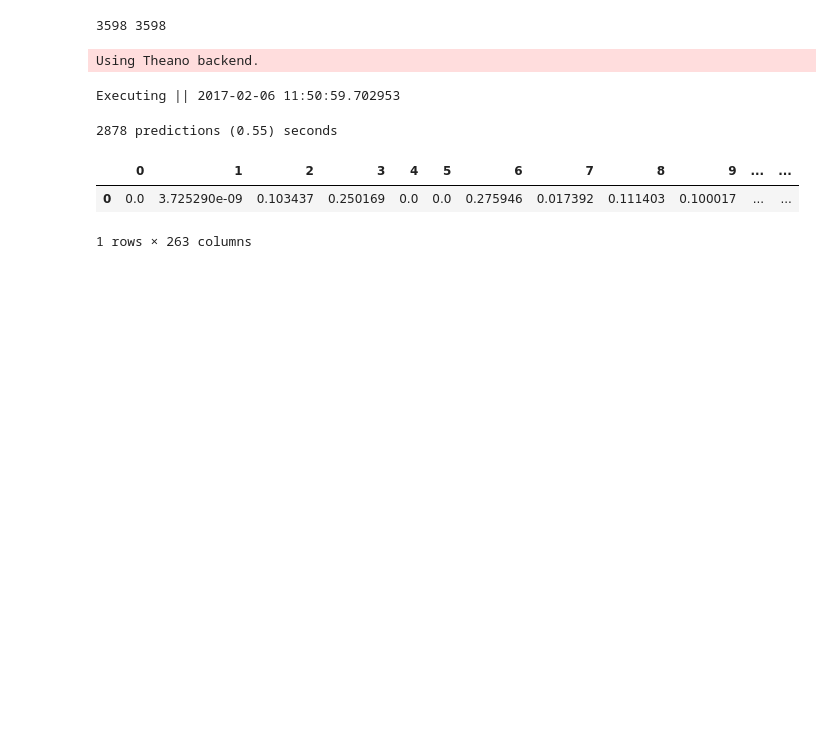
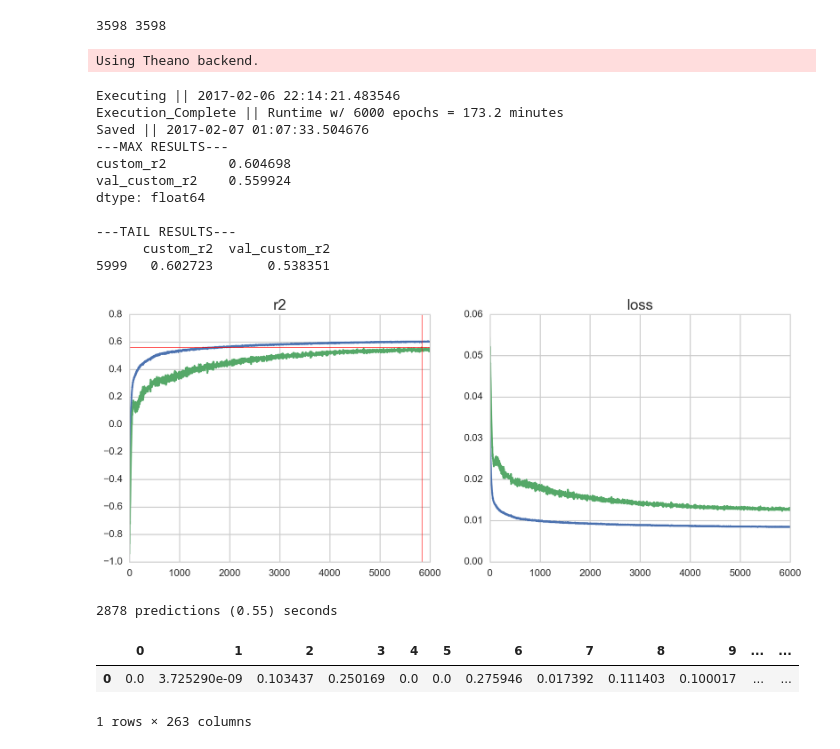
Before and after one commit to austinmwhaley/DSI-SF-4-austinmwhaley, a Jupyter notebook: capstone/uber_LSTM.ipynb, the cells around one changed output. Drawn from its saved outputs; the diff is of its cells as text; code cells hidden in the pictures; blank space fills up the shorter version.

Commit message:
added final model update

```diff
--- a/capstone/uber_LSTM.ipynb
+++ b/capstone/uber_LSTM.ipynb
@@ -291,15 +299,26 @@ def plot_neural_net_results(history, limit_r2=0, save_results=0):
 #READY?
 # %%
 #1 - Build Model
-model = build_model(n_features=Xtr.shape[2], dropout=0.5, n_outputs=263, compile_model=1, load_weights=0, lr=0.005)
+model = build_model(n_features=Xtr.shape[2], dropout=0.5, n_outputs=263, compile_model=1, load_weights=0, lr=0.001)
 
 #2 - Run Model
-history = run_neural_network(model=model, Xtr=Xtr, ytr=ytr, Xte=Xte, yte=yte, save_weights=1, verbose=0, n_epochs=4000)
+history = run_neural_network(model=model, Xtr=Xtr, ytr=ytr, Xte=Xte, yte=yte, save_weights=1, verbose=0, n_epochs=6000)
 
 #3 - Plot Model
 plot_neural_net_results(history, save_results=1)
 # %% [output]
-Executing || 2017-02-06 11:50:59.702953
+Executing || 2017-02-06 22:14:21.483546
+Execution_Complete || Runtime w/ 6000 epochs = 173.2 minutes
+Saved || 2017-02-07 01:07:33.504676
+---MAX RESULTS---
+custom_r2        0.604698
+val_custom_r2    0.559924
+dtype: float64
+
+---TAIL RESULTS---
+      custom_r2  val_custom_r2
+5999   0.602723       0.538351
+[figure, added]
 # %%
 # scores = r2_score(y_test.values, predictions.values, multioutput='raw_values')
 # [round(x*1000)/1000. for x in scores]
```
Also changed, not shown: parts of 4 cells of this notebook, 1 other file.
